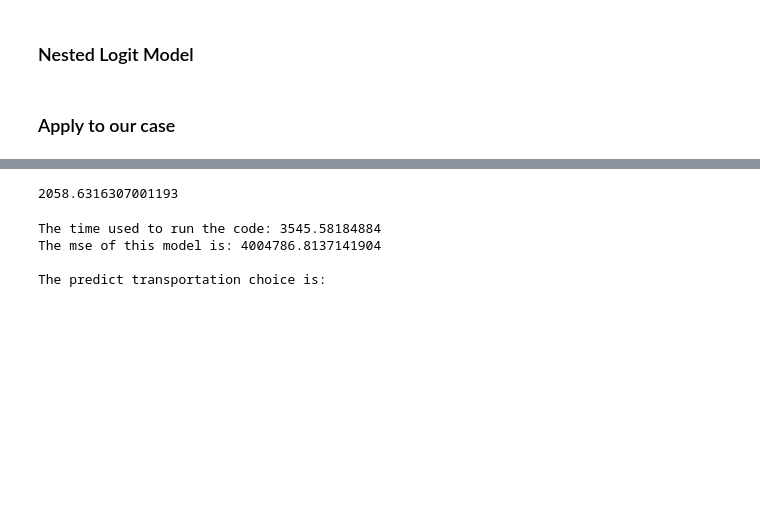
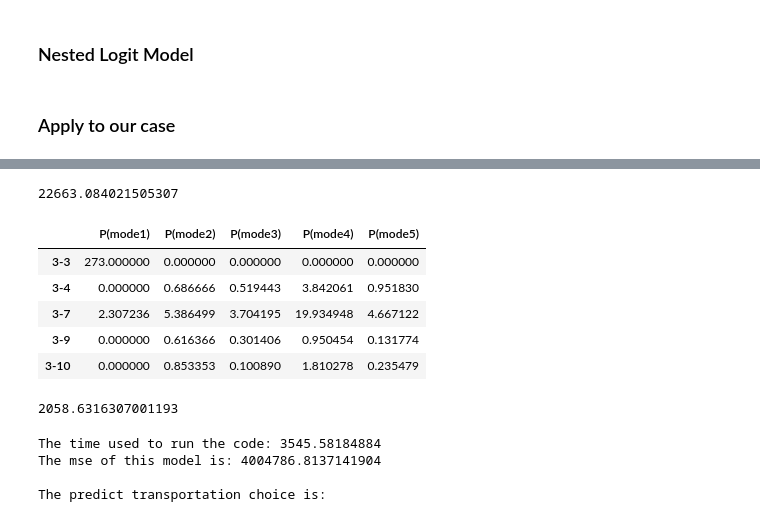
Before and after one commit to Rufei-Sheng/Manhattan-Congestion-Surcharge-Capstone, a Jupyter notebook: modeling/modeling_update.ipynb, the cells around one changed output, grey strips where cells are left out. Saved outputs shown, nothing was run; the diff lists cells and outputs as text; code cells hidden in the pictures; blank space fills up the shorter version.

Commit message:
Update to results

```diff
--- a/modeling/modeling_update.ipynb
+++ b/modeling/modeling_update.ipynb
@@ -65,0 +84,2 @@ mode_data[:7242]
+# %%
+mode_data_2.drop(mode_data_2[mode_data_2.PUlocationID==mode_data_2.DOlocationID].index,inplace=True)
@@ -227,15 +247,15 @@ NameError: name 'combine_test' is not defined
 # %%
 #Run the model for the whole dataset
-T1 = 0.5455594781168515 #should set grid search for T1
+T1 = 0.46 #should set grid search for T1
 T2 = 1
 T3 = 1
 T = {1:T1, 2:T2, 3:T3} #Tao for each nest
-Lambda = 0.04832930238571752 #should set grid search for Lambda
+Lambda = 0.046 #should set grid search for Lambda
 nestList = [1, 2, 3]
 wagelist = ['2500', '7500', '12500', '17500', '22500', '30000', '42500', '62500', '87500', '125000', '225000']
 
-predict_transportation_choice, timeslot = apply_model(T, nestList, wagelist, Lambda, mode_data[:7242])
-results,rmse = compare_with_ground_truth(predict_transportation_choice, acs[:7])
+predict_transportation_choice, timeslot = apply_model(T, nestList, wagelist, Lambda, mode_data_2)
+results,rmse = compare_with_ground_truth(predict_transportation_choice, acs)
 # %%
 rmse
 # %% [output]
@@ -242,0 +265,13 @@ rmse
+# %%
+rmse
+# %% [output]
+22663.084021505307
+# %%
+predict_transportation_choice.head()
+# %% [output]
+|  | P(mode1) | P(mode2) | P(mode3) | P(mode4) | P(mode5) |
+| 3-3 | 273.000000 | 0.000000 | 0.000000 | 0.000000 | 0.000000 |
+| 3-4 | 0.000000 | 0.686666 | 0.519443 | 3.842061 | 0.951830 |
+| 3-7 | 2.307236 | 5.386499 | 3.704195 | 19.934948 | 4.667122 |
+| 3-9 | 0.000000 | 0.616366 | 0.301406 | 0.950454 | 0.131774 |
+| 3-10 | 0.000000 | 0.853353 | 0.100890 | 1.810278 | 0.235479 |
```
Also changed, not shown: parts of 19 cells of this notebook, 3 other files.
